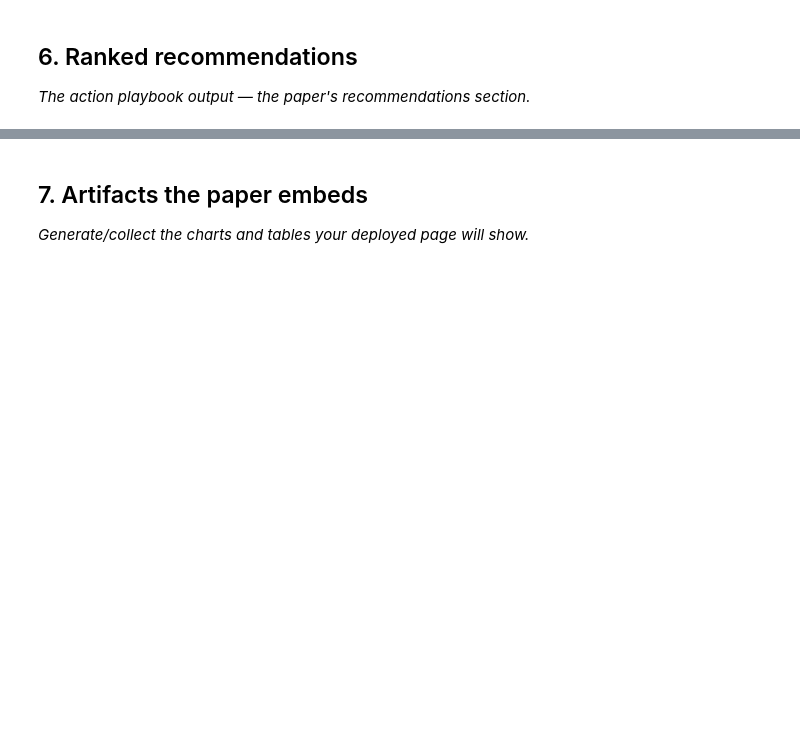
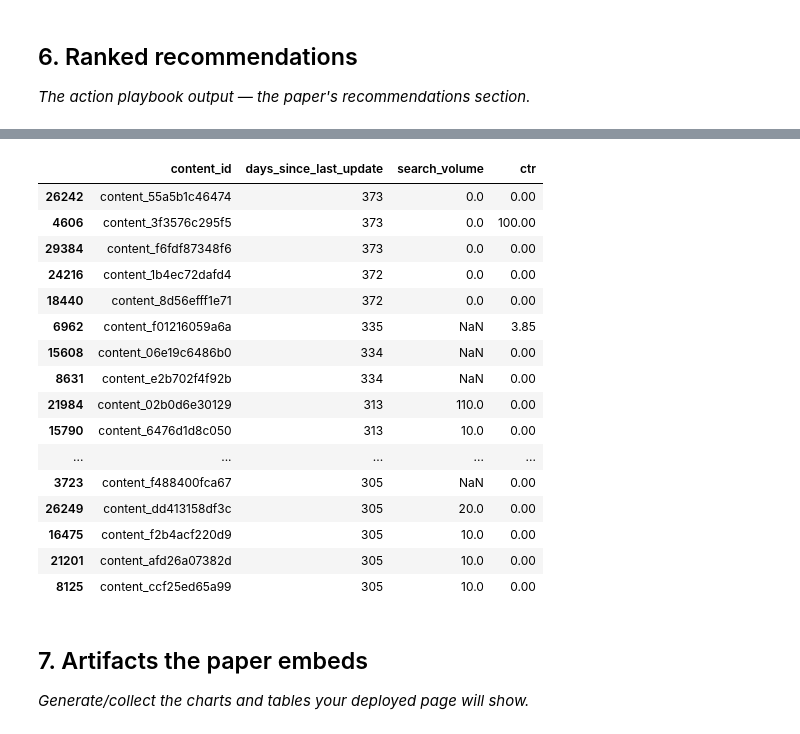
Before and after one commit to lthendral10/flyrank-ml-internship, a Jupyter notebook: work/notebooks/capstone.ipynb, the cells around one changed output, grey strips where cells are left out. Saved outputs shown, nothing was run; the diff lists cells and outputs as text; code cells hidden in the pictures; blank space fills up the shorter version.

```diff
--- a/work/notebooks/capstone.ipynb
+++ b/work/notebooks/capstone.ipynb
@@ -12,0 +41,9 @@ This skeleton is yours to fill. Work the sections **in order** — each one has
+# %%
+import pandas as pd
+import numpy as np
+
+df = pd.read_csv("/content/flyrank-ml-internship/data/raw/content_refresh_anonymized.csv")
+
+print("Dataset Shape:", df.shape)
+
+df.head()
@@ -20,0 +147,4 @@ This skeleton is yours to fill. Work the sections **in order** — each one has
+# %%
+df["target"] = (df["trend_direction"] == "down").astype(int)
+
+df["target"].value_counts()
@@ -33,3 +278,35 @@ This skeleton is yours to fill. Work the sections **in order** — each one has
+# %%
+queue = df.sort_values(
+    by="days_since_last_update",
+    ascending=False
+)
+
+display(queue[
+    [
+        "content_id",
+        "days_since_last_update",
+        "search_volume",
+        "ctr"
+    ]
+].head(20))
+# %% [output]
+|  | content_id | days_since_last_update | search_volume | ctr |
+| 26242 | content_55a5b1c46474 | 373 | 0.0 | 0.00 |
+| 4606 | content_3f3576c295f5 | 373 | 0.0 | 100.00 |
+| 29384 | content_f6fdf87348f6 | 373 | 0.0 | 0.00 |
+| 24216 | content_1b4ec72dafd4 | 372 | 0.0 | 0.00 |
+| 18440 | content_8d56efff1e71 | 372 | 0.0 | 0.00 |
+| 6962 | content_f01216059a6a | 335 | NaN | 3.85 |
+| 15608 | content_06e19c6486b0 | 334 | NaN | 0.00 |
+| 8631 | content_e2b702f4f92b | 334 | NaN | 0.00 |
+| 21984 | content_02b0d6e30129 | 313 | 110.0 | 0.00 |
+| 15790 | content_6476d1d8c050 | 313 | 10.0 | 0.00 |
+| ... | ... | ... | ... | ... |
+| 3723 | content_f488400fca67 | 305 | NaN | 0.00 |
+| 26249 | content_dd413158df3c | 305 | 20.0 | 0.00 |
+| 16475 | content_f2b4acf220d9 | 305 | 10.0 | 0.00 |
+| 21201 | content_afd26a07382d | 305 | 10.0 | 0.00 |
+| 8125 | content_ccf25ed65a99 | 305 | 10.0 | 0.00 |
 # %% [markdown]
 ## 7. Artifacts the paper embeds
 
```
Also changed, not shown: parts of 27 cells of this notebook.
